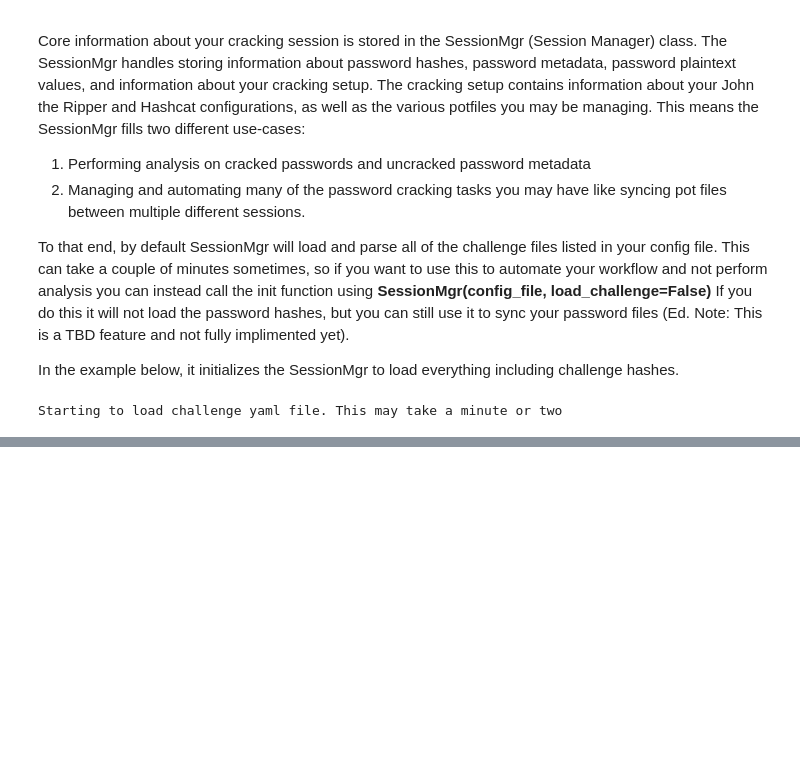
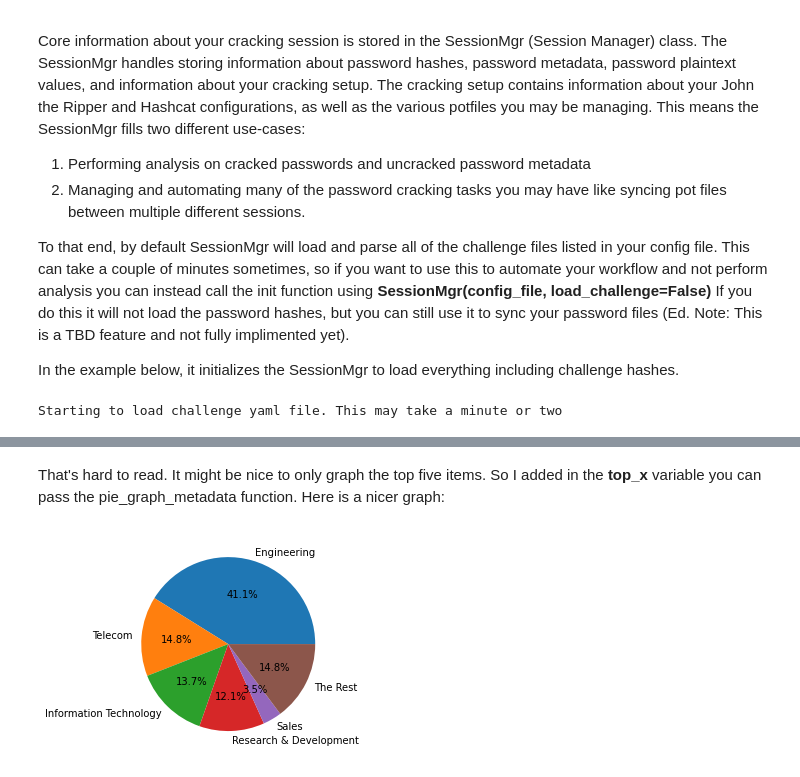
Before and after one commit to lakiw/Jupyter-Password-Cracking-Framework, a Jupyter notebook: CMIYC_2023_Example.ipynb, the cells around one changed output, grey strips where cells are left out. Cells and saved outputs as stored; diff of their text form; code cells hidden in the pictures; blank space fills up the shorter version.

```diff
--- a/CMIYC_2023_Example.ipynb
+++ b/CMIYC_2023_Example.ipynb
@@ -59,0 +85,6 @@ sm.pie_graph_metadata("Department", False)
+# %% [markdown]
+That's hard to read. It might be nice to only graph the top five items. So I added in the **top_x** variable you can pass the pie_graph_metadata function. Here is a nicer graph:
+# %%
+sm.pie_graph_metadata("Department", top_x=5)
+# %% [output]
+[figure, added]
```
Also changed, not shown: parts of 13 cells of this notebook, 1 other file.
